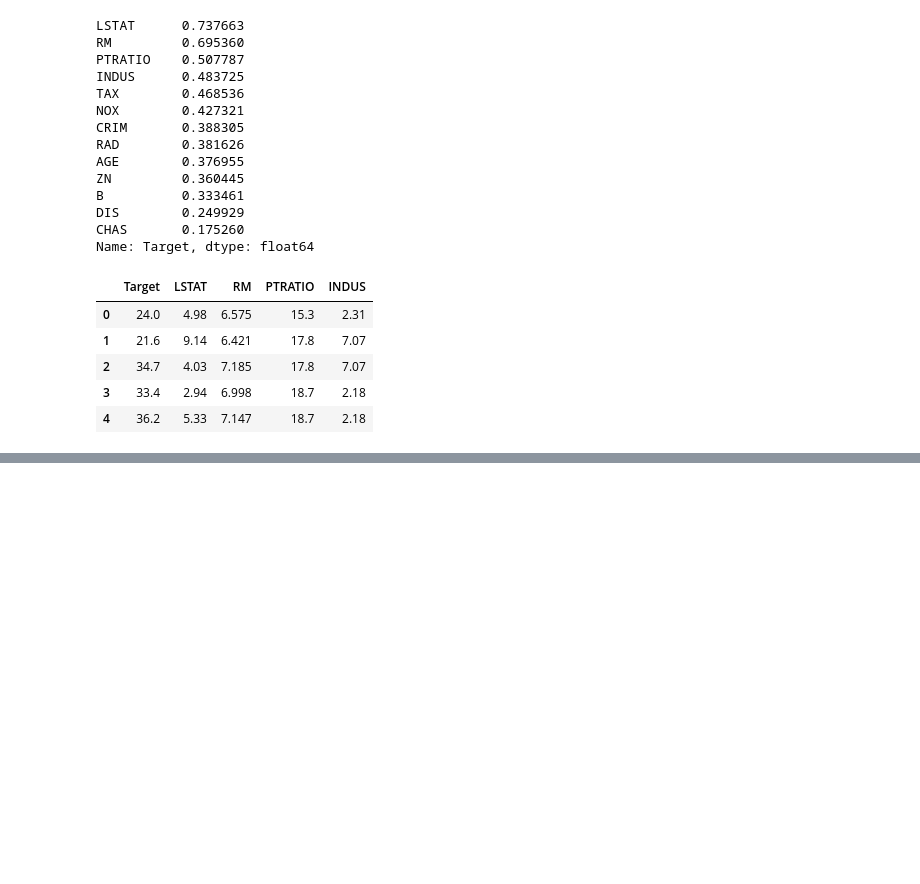
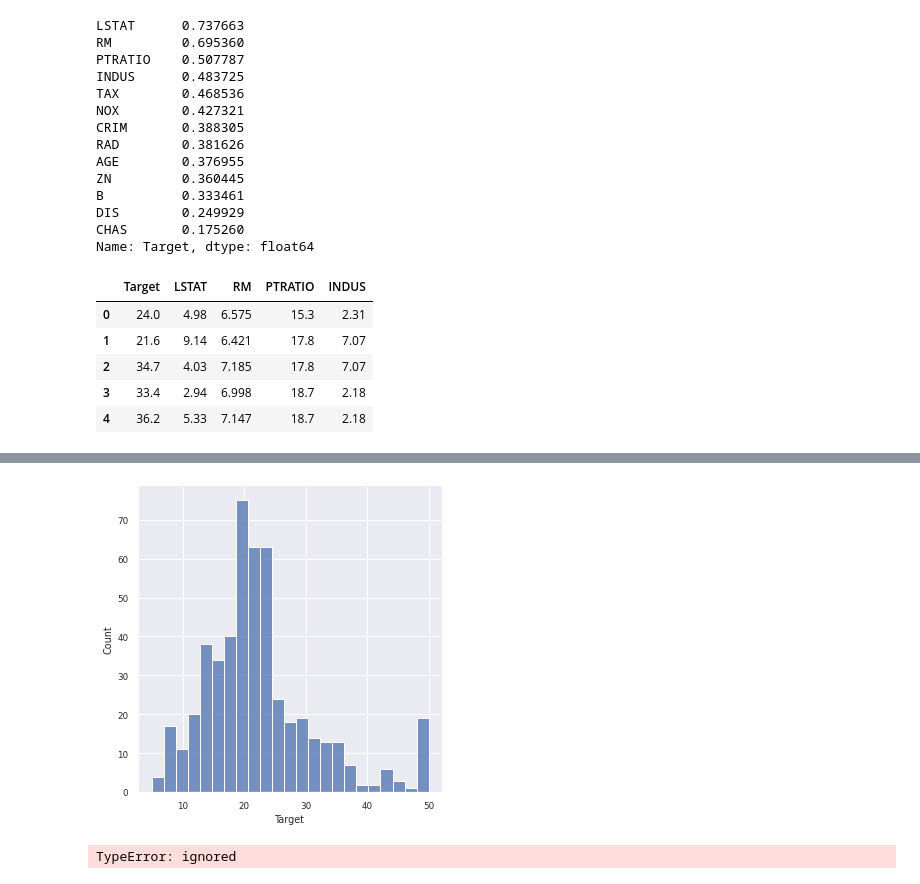
Before and after one commit to daaanum/daaan, a Jupyter notebook: 딥러닝,머신러닝_입문.ipynb, the cells around one changed output, grey strips where cells are left out. Cells and saved outputs as stored; diff of their text form; code cells hidden in the pictures; blank space fills up the shorter version.

```diff
--- a/딥러닝,머신러닝_입문.ipynb
+++ b/딥러닝,머신러닝_입문.ipynb
@@ -685,0 +688,14 @@ for idx.col in enumerate(plot_cols[1:]):
+# %%
+sns.displot(x='Target', kind = 'hist', data=df)
+plt.show()
+# %% [output]
+[figure, added]
+# %%
+from sklearn.preprocessing import MinMaxScaler
+scaler = MinMaxScaler()
+df_scaled = df.iloc[:,:-1]
+scaler.fit(df_scaled)
+df.iloc[:,:-1] = df_scaled[:,:]
+df.head()
+# %% [output]
+TypeError: ignored
```
Also changed, not shown: parts of 1 cell of this notebook.
